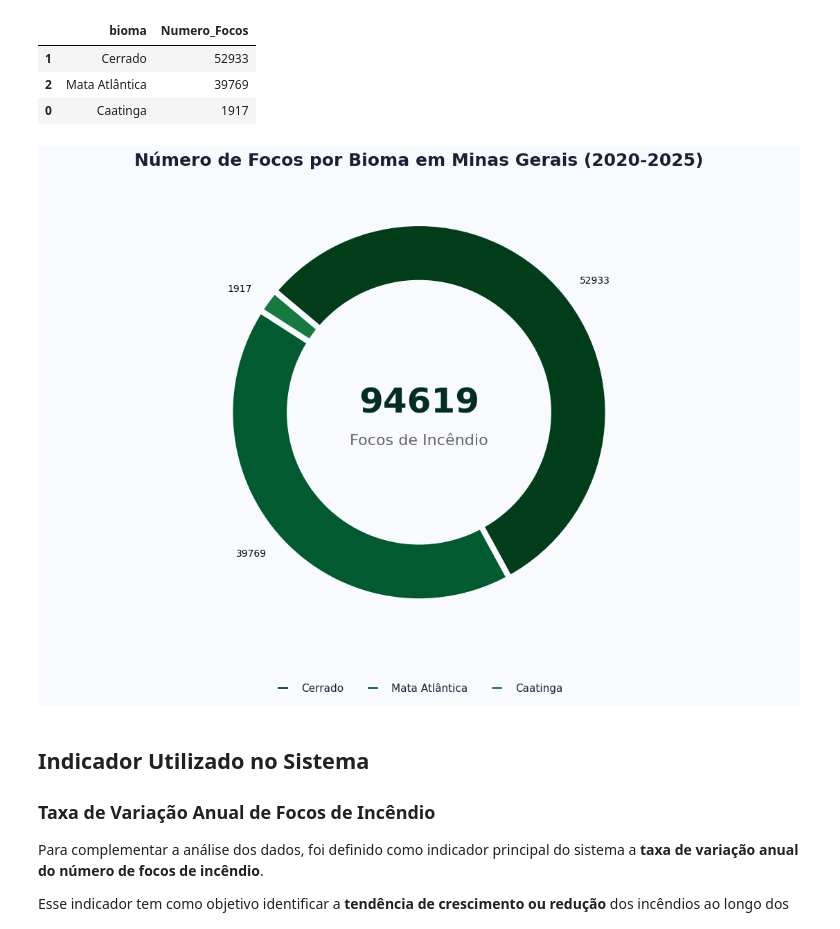
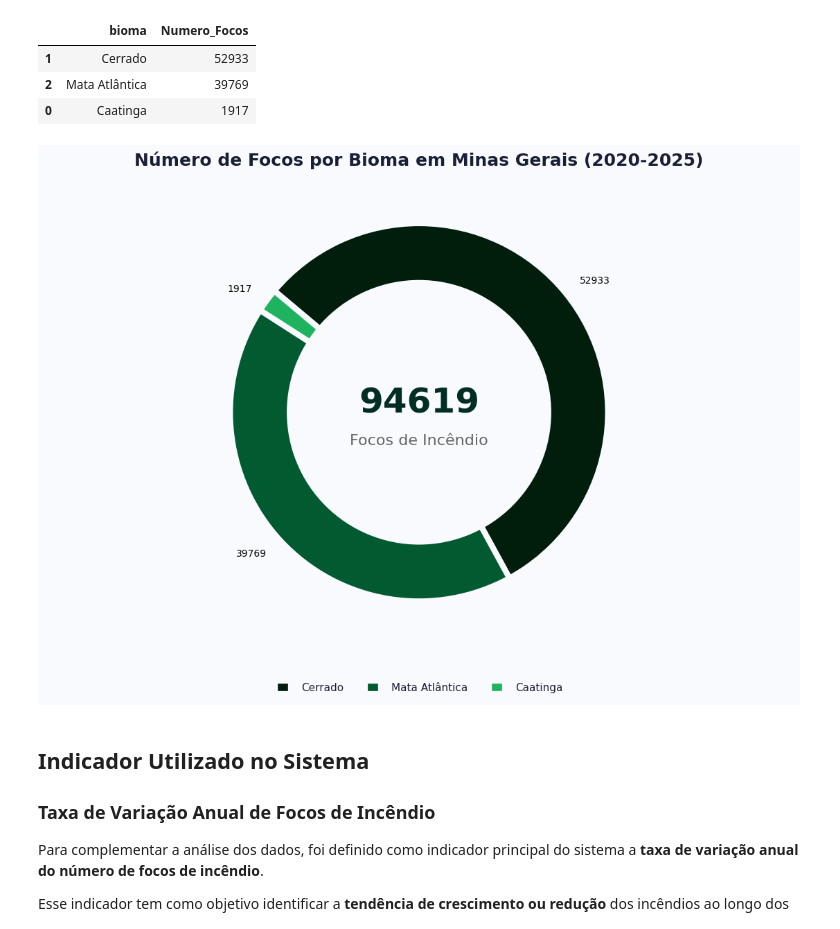
Before and after one commit to jvrezendem/analiseIncendioBR, a Jupyter notebook: notebooks/serieHistorica.ipynb, the cells around one changed output. Saved outputs shown, nothing was run; the diff lists cells and outputs as text; code cells hidden in the pictures.

```diff
--- a/notebooks/serieHistorica.ipynb
+++ b/notebooks/serieHistorica.ipynb
@@ -270,7 +272,7 @@ valores = dataset_biomas['Numero_Focos'].tolist()
 totalFocos = sum(valores)
 
 cores = [
-    "#013D18", "#025A31", "#157940", "#3cb371"  # Verdes profundos e intensos
+    "#011D0C", "#025A31", "#1EB45F", "#3cb371"  # Verdes profundos e intensos
 ]
 
 
@@ -316,37 +318,38 @@ legend = ax.legend(
     ncol=3, # Número de colunas
     frameon=False, # Sem borda na legenda
     handlelength=1.5, # Comprimento da alça da legenda (o marker)
+    handleheight=1.5, # Altura da alça da legenda (o marker)
     handletextpad=1.0, # Espaço entre o marker e o texto
     columnspacing=2.0, # Espaço entre colunas
     fontsize=11 # Tamanho da fonte da legenda
 )
 
 # Estiliza os textos da legenda: cor cinza e peso médio
 for text in legend.get_texts():
     text.set_color('#1a1f36')
     text.set_fontweight('medium')
 
 # --- 5. TÍTULOS E CONFIGURAÇÃO FINAL ---
 # Define o título principal, alinhado à esquerda
 ax.set_title('Número de Focos por Bioma em Minas Gerais (2020-2025)', fontsize=18, fontweight='bold', color='#1a1f36', loc='center', pad=40)
 
 # --- 6. CONFIGURAÇÃO FINAL DO EIXO ---
 # Ocultar eixos para um visual limpo de dashboard
 ax.axis('equal') # Garante que o círculo seja redondo
 # Remove os eixos (ticks) e bordas
 ax.set_xticks([])
 ax.set_yticks([])
 for spine in ax.spines.values():
     spine.set_visible(False)
 
 # tight_layout ajusta automaticamente o layout para evitar sobreposições
 # No entanto, com bbox_to_anchor, pode ser necessário ajustar as margens manualmente ou usar pads.
 # Usarei subplots_adjust para um controle mais preciso das margens neste caso.
 fig.subplots_adjust(top=0.85, bottom=0.25, left=0.05, right=0.95)
 
 plt.show()
 # %% [output]
-[figure, old version]
+[figure, new version]
 # %% [markdown]
 ## Indicador Utilizado no Sistema
 
```
Also changed, not shown: parts of 11 cells of this notebook, 10 other files.
